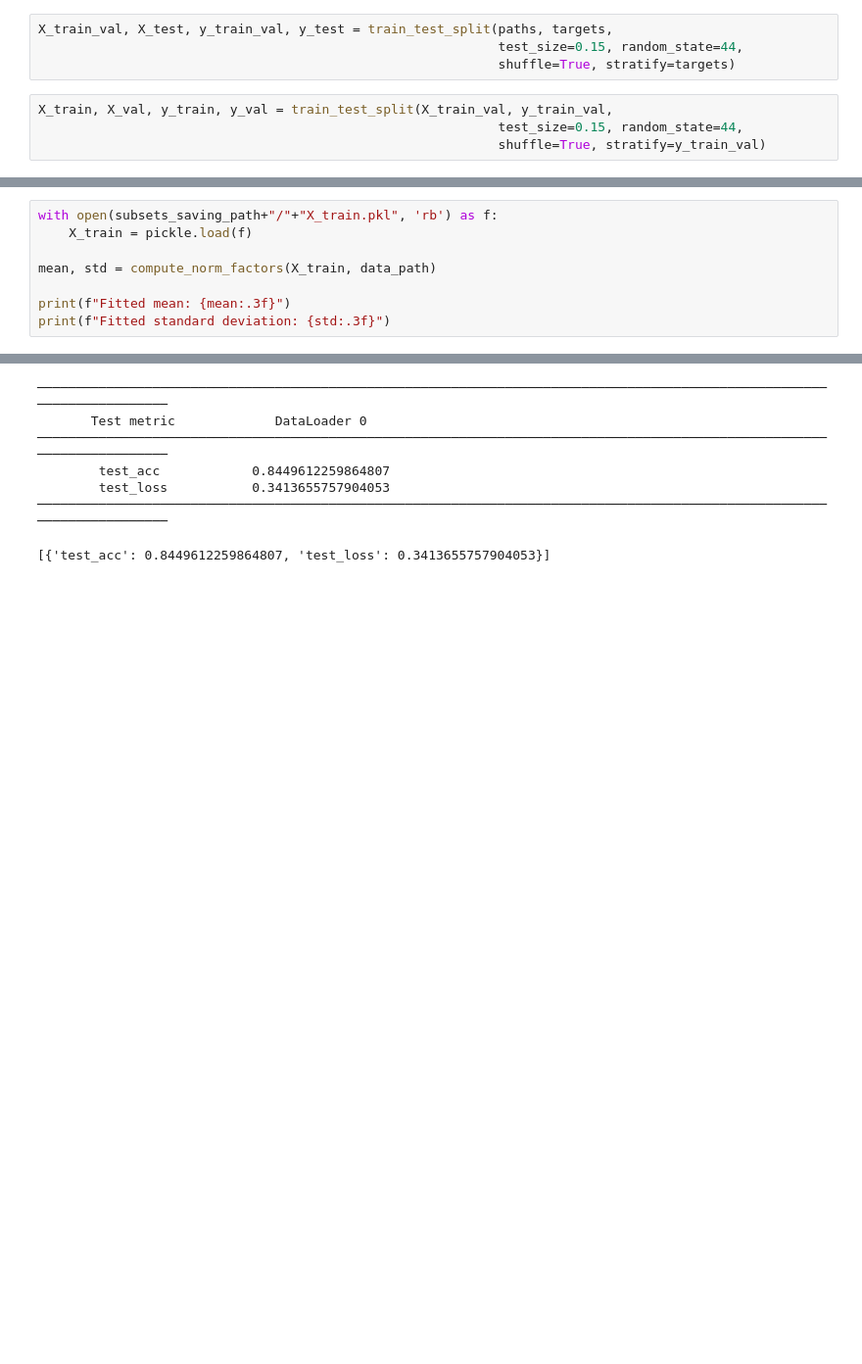
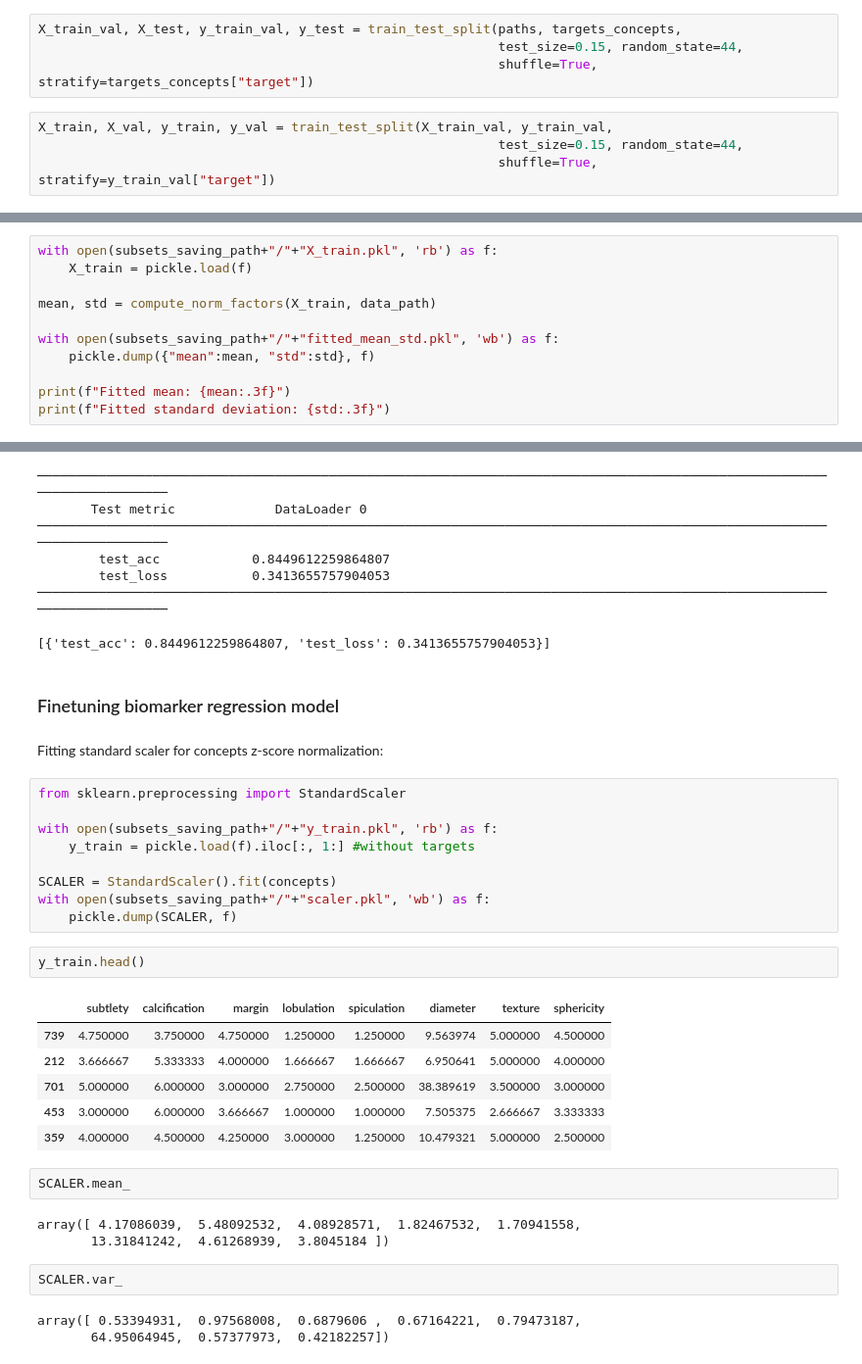
Before and after one commit to jbindaAI/LIDC, a Jupyter notebook: DINO/ViT_finetuning.ipynb, the cells around one changed output, grey strips where cells are left out. Shown at 98% size. Cells and saved outputs as stored; diff of their text form; blank space fills up the shorter version.

```diff
--- a/DINO/ViT_finetuning.ipynb
+++ b/DINO/ViT_finetuning.ipynb
@@ -31,11 +42,11 @@ targets = df["target"]
 # %%
-X_train_val, X_test, y_train_val, y_test = train_test_split(paths, targets,
+X_train_val, X_test, y_train_val, y_test = train_test_split(paths, targets_concepts,
                                                             test_size=0.15, random_state=44,
-                                                            shuffle=True, stratify=targets)
+                                                            shuffle=True, stratify=targets_concepts["target"])
 # %%
 X_train, X_val, y_train, y_val = train_test_split(X_train_val, y_train_val,
                                                             test_size=0.15, random_state=44,
-                                                            shuffle=True, stratify=y_train_val)
+                                                            shuffle=True, stratify=y_train_val["target"])
 # %%
 plot_hists(y_train, y_val,  y_test)
 # %% [output]
@@ -68,6 +79,9 @@ with open(subsets_saving_path+"/"+"X_train.pkl", 'rb') as f:
 
 mean, std = compute_norm_factors(X_train, data_path)
 
+with open(subsets_saving_path+"/"+"fitted_mean_std.pkl", 'wb') as f:
+    pickle.dump({"mean":mean, "std":std}, f)
+
 print(f"Fitted mean: {mean:.3f}")
 print(f"Fitted standard deviation: {std:.3f}")
 # %% [output]
@@ -230,3 +244,35 @@ LOCAL_RANK: 0 - CUDA_VISIBLE_DEVICES: [0]
         test_loss           0.3413655757904053
 ────────────────────────────────────────────────────────────────────────────────────────────────────────────────────────
 [{'test_acc': 0.8449612259864807, 'test_loss': 0.3413655757904053}]
+# %% [markdown]
+### Finetuning biomarker regression model
+# %% [markdown]
+Fitting standard scaler for concepts z-score normalization:
+# %%
+from sklearn.preprocessing import StandardScaler
+
+with open(subsets_saving_path+"/"+"y_train.pkl", 'rb') as f:
+    y_train = pickle.load(f).iloc[:, 1:] #without targets
+
+SCALER = StandardScaler().fit(concepts)
+with open(subsets_saving_path+"/"+"scaler.pkl", 'wb') as f:
+    pickle.dump(SCALER, f)
+# %%
+y_train.head()
+# %% [output]
+|  | subtlety | calcification | margin | lobulation | spiculation | diameter | texture | sphericity |
+| 739 | 4.750000 | 3.750000 | 4.750000 | 1.250000 | 1.250000 | 9.563974 | 5.000000 | 4.500000 |
+| 212 | 3.666667 | 5.333333 | 4.000000 | 1.666667 | 1.666667 | 6.950641 | 5.000000 | 4.000000 |
+| 701 | 5.000000 | 6.000000 | 3.000000 | 2.750000 | 2.500000 | 38.389619 | 3.500000 | 3.000000 |
+| 453 | 3.000000 | 6.000000 | 3.666667 | 1.000000 | 1.000000 | 7.505375 | 2.666667 | 3.333333 |
+| 359 | 4.000000 | 4.500000 | 4.250000 | 3.000000 | 1.250000 | 10.479321 | 5.000000 | 2.500000 |
+# %%
+SCALER.mean_
+# %% [output]
+array([ 4.17086039,  5.48092532,  4.08928571,  1.82467532,  1.70941558,
+       13.31841242,  4.61268939,  3.8045184 ])
+# %%
+SCALER.var_
+# %% [output]
+array([ 0.53394931,  0.97568008,  0.6879606 ,  0.67164221,  0.79473187,
+       64.95064945,  0.57377973,  0.42182257])
```
Also changed, not shown: parts of 9 cells of this notebook, 5 other files.
